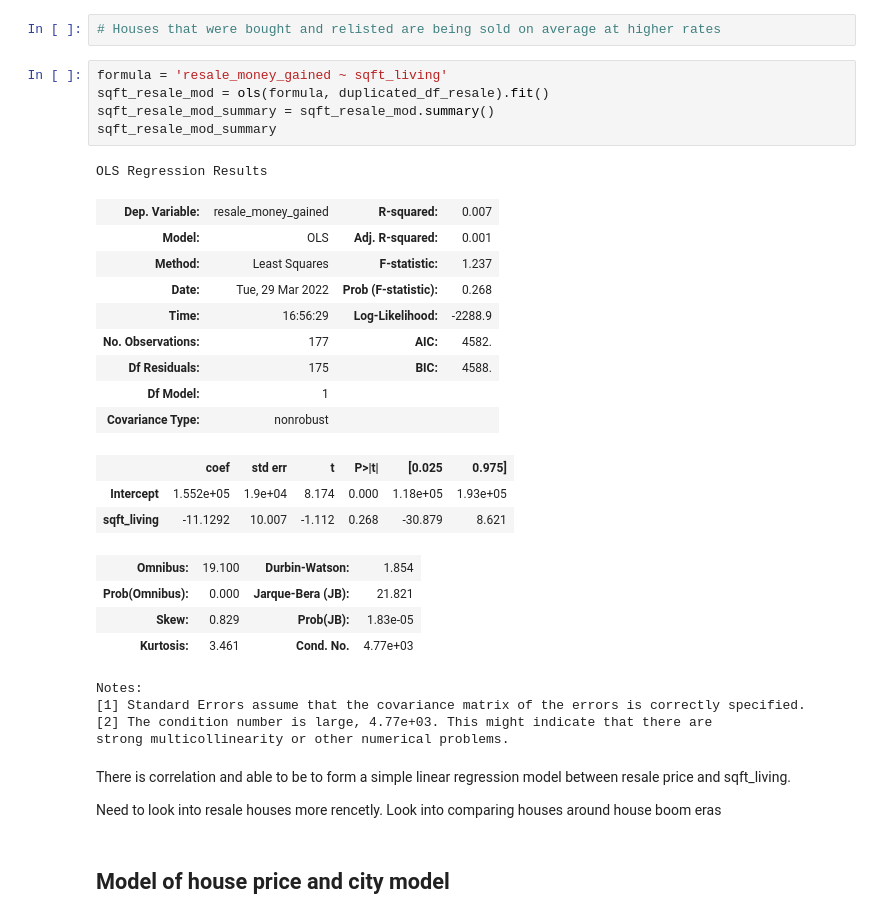
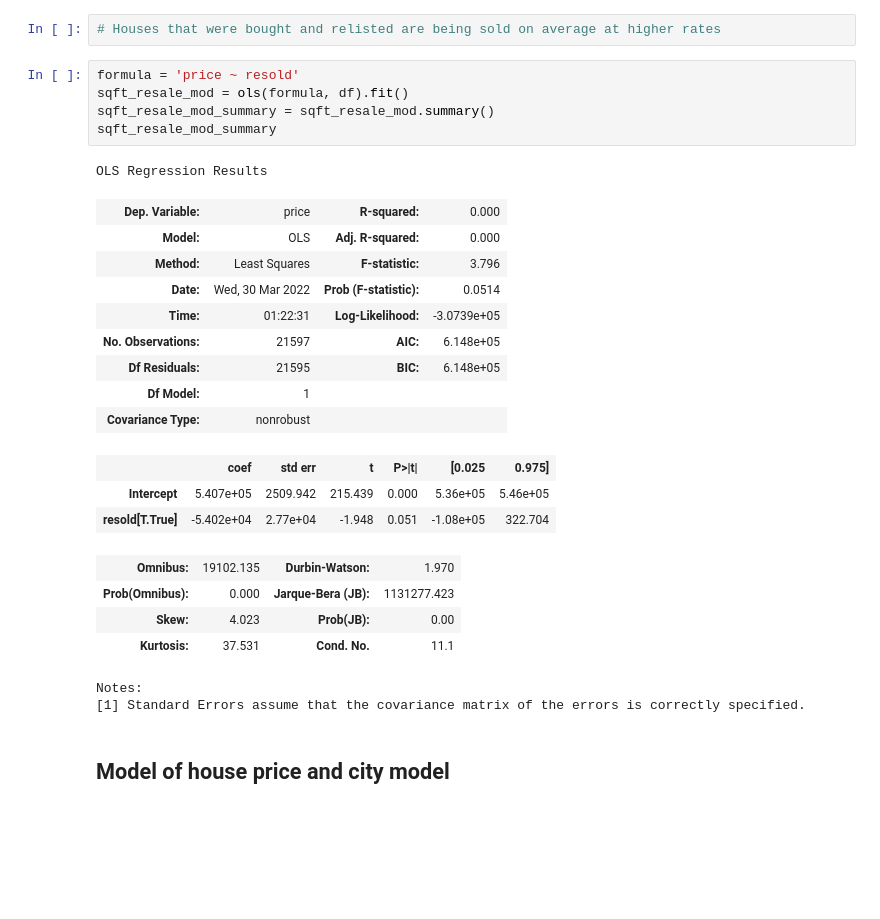
Before and after one commit to hanis-z/King-County-Millenial-homeowner-program, a Jupyter notebook: individualNotebooks/Kyle notebook.ipynb, the cells around one changed output. Cells and saved outputs as stored; diff of their text form; blank space fills up the shorter version.

Commit message:
finished looking into view and bed/bath ratio

```diff
--- a/individualNotebooks/Kyle notebook.ipynb
+++ b/individualNotebooks/Kyle notebook.ipynb
@@ -400,37 +417,30 @@ sns.regplot(x=duplicated_df_resale.sqft_living,y=duplicated_df_resale.price);
 # %%
 # Houses that were bought and relisted are being sold on average at higher rates
 # %%
-formula = 'resale_money_gained ~ sqft_living'
-sqft_resale_mod = ols(formula, duplicated_df_resale).fit()
+formula = 'price ~ resold'
+sqft_resale_mod = ols(formula, df).fit()
 sqft_resale_mod_summary = sqft_resale_mod.summary()
 sqft_resale_mod_summary
 # %% [output]
 OLS Regression Results
-| Dep. Variable: | resale_money_gained | R-squared: | 0.007 |
-| Model: | OLS | Adj. R-squared: | 0.001 |
-| Method: | Least Squares | F-statistic: | 1.237 |
-| Date: | Tue, 29 Mar 2022 | Prob (F-statistic): | 0.268 |
-| Time: | 16:56:29 | Log-Likelihood: | -2288.9 |
-| No. Observations: | 177 | AIC: | 4582. |
-| Df Residuals: | 175 | BIC: | 4588. |
+| Dep. Variable: | price | R-squared: | 0.000 |
+| Model: | OLS | Adj. R-squared: | 0.000 |
+| Method: | Least Squares | F-statistic: | 3.796 |
+| Date: | Wed, 30 Mar 2022 | Prob (F-statistic): | 0.0514 |
+| Time: | 01:22:31 | Log-Likelihood: | -3.0739e+05 |
+| No. Observations: | 21597 | AIC: | 6.148e+05 |
+| Df Residuals: | 21595 | BIC: | 6.148e+05 |
 | Df Model: | 1 |  |  |
 | Covariance Type: | nonrobust |  |  |
 |  | coef | std err | t | P>|t| | [0.025 | 0.975] |
-| Intercept | 1.552e+05 | 1.9e+04 | 8.174 | 0.000 | 1.18e+05 | 1.93e+05 |
-| sqft_living | -11.1292 | 10.007 | -1.112 | 0.268 | -30.879 | 8.621 |
+| Intercept | 5.407e+05 | 2509.942 | 215.439 | 0.000 | 5.36e+05 | 5.46e+05 |
+| resold[T.True] | -5.402e+04 | 2.77e+04 | -1.948 | 0.051 | -1.08e+05 | 322.704 |
-| Omnibus: | 19.100 | Durbin-Watson: | 1.854 |
-| Prob(Omnibus): | 0.000 | Jarque-Bera (JB): | 21.821 |
-| Skew: | 0.829 | Prob(JB): | 1.83e-05 |
-| Kurtosis: | 3.461 | Cond. No. | 4.77e+03 |
+| Omnibus: | 19102.135 | Durbin-Watson: | 1.970 |
+| Prob(Omnibus): | 0.000 | Jarque-Bera (JB): | 1131277.423 |
+| Skew: | 4.023 | Prob(JB): | 0.00 |
+| Kurtosis: | 37.531 | Cond. No. | 11.1 |
 Notes:
 [1] Standard Errors assume that the covariance matrix of the errors is correctly specified.
-[2] The condition number is large, 4.77e+03. This might indicate that there are
-strong multicollinearity or other numerical problems.
-# %% [markdown]
-There is correlation and able to be to form a simple linear regression model between resale price and sqft_living.
-
-
-Need to look into resale houses more rencetly.  Look  into comparing houses around house boom eras
 # %% [markdown]
 ## Model of house price and city model
 # %%
```
Also changed, not shown: parts of 65 cells of this notebook.
